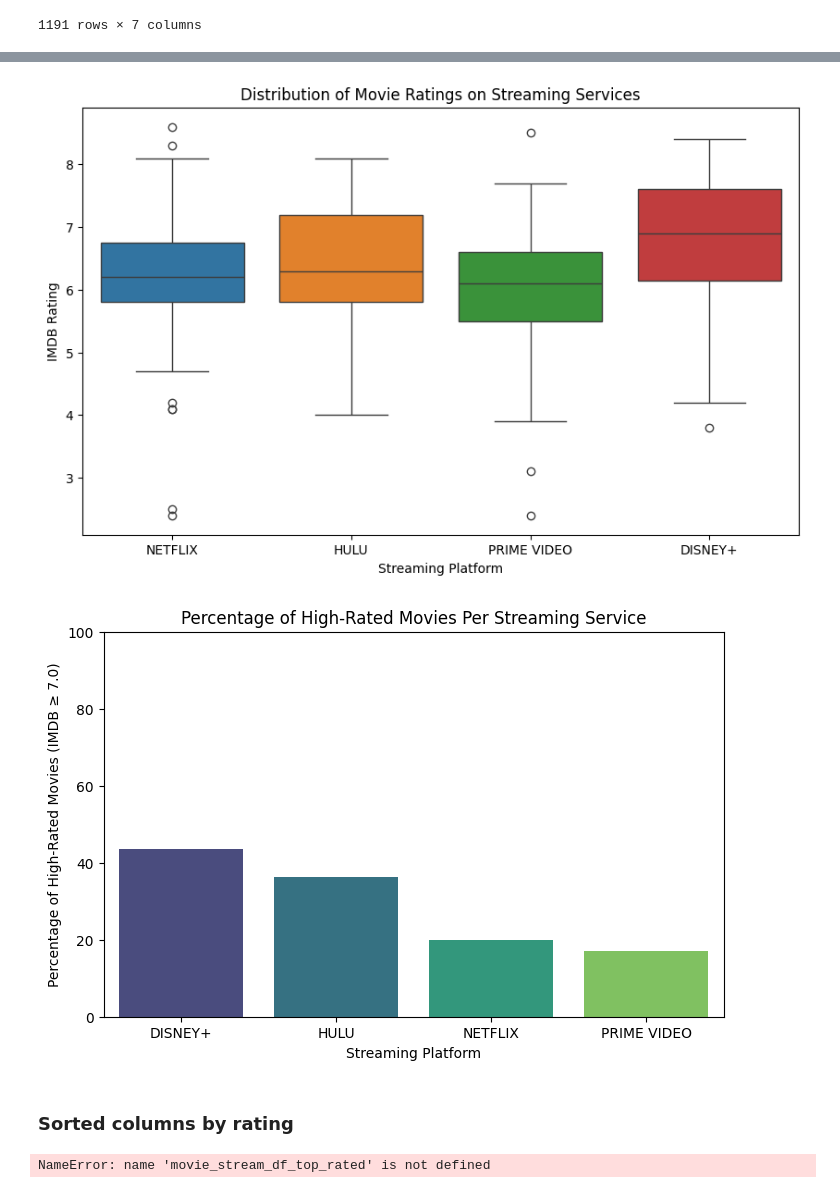
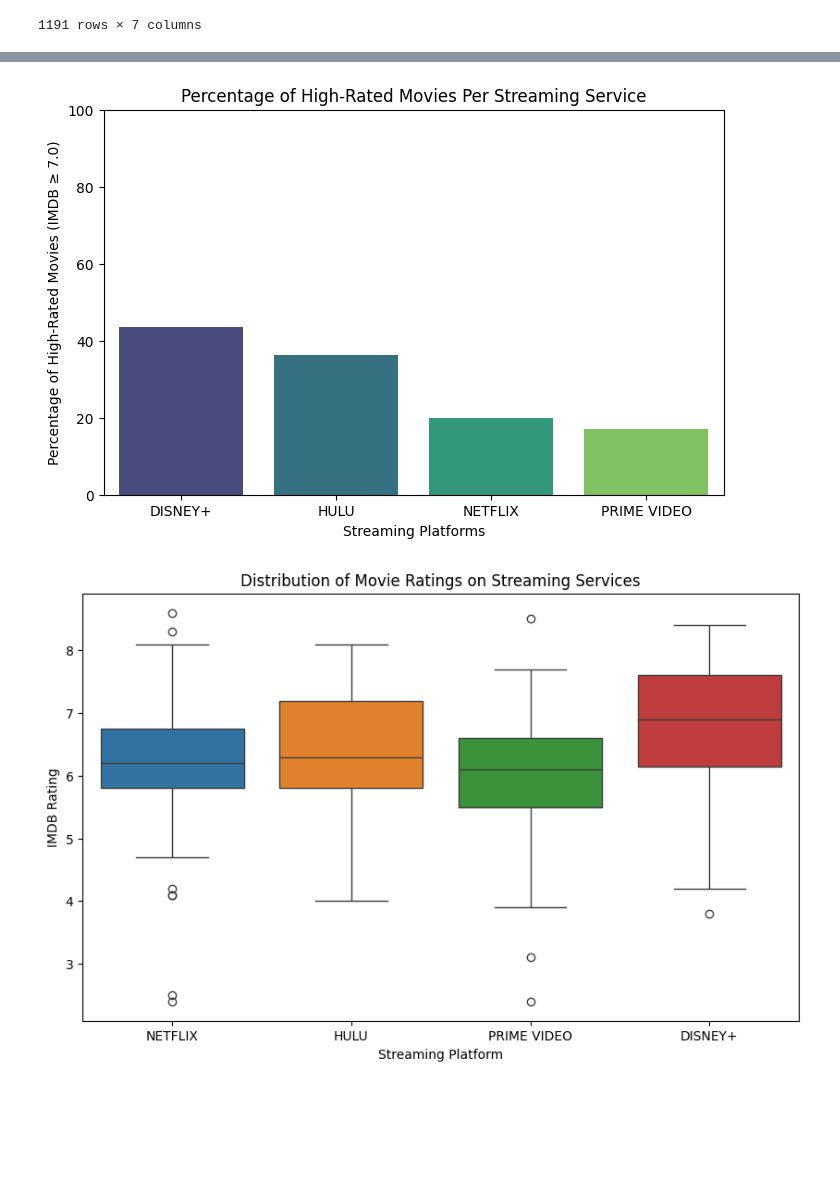
Before and after one commit to danthreepo/CapstoneProject_2025, a Jupyter notebook: vankirk_capstone_project_2025.ipynb, the cells around one changed output, grey strips where cells are left out. Saved outputs shown, nothing was run; the diff lists cells and outputs as text; code cells hidden in the pictures; blank space fills up the shorter version.

```diff
--- a/vankirk_capstone_project_2025.ipynb
+++ b/vankirk_capstone_project_2025.ipynb
@@ -357,37 +328,0 @@ plt.show()
-# %%
-# Seaborn Boxplot
-melted_df = movie_stream_df.melt(id_vars=['MOVIE NAME', 'RATING'], value_vars=['NETFLIX', 'HULU', 'PRIME VIDEO', 'DISNEY+'],
-var_name="Platform", value_name="Available")
-melted_df = melted_df[melted_df['Available']]
-
-plt.figure(figsize=(10,6))
-sns.boxplot(x='Platform', y='RATING', data=melted_df, hue='Platform', legend=False)
-plt.xlabel("Streaming Platform")
-plt.ylabel("IMDB Rating")
-plt.title("Distribution of Movie Ratings on Streaming Services")
-plt.show()
-# %% [output]
-[figure, removed]
-# %%
-# Define high-quality movies
-high_quality = melted_df[melted_df['RATING'] >= 7.0]
-
-# Count movies per platform
-total_movies = melted_df['Platform'].value_counts()
-high_quality_movies = high_quality['Platform'].value_counts()
-
-# Compute percentage
-quality_percentage = (high_quality_movies / total_movies) * 100
-
-# Plot
-plt.figure(figsize=(8,5))
-sns.barplot(x=quality_percentage.index, y=quality_percentage.values, hue=quality_percentage.index, palette='viridis', legend=False)
-plt.xlabel("Streaming Platform")
-plt.ylabel("Percentage of High-Rated Movies (IMDB ≥ 7.0)")
-plt.title("Percentage of High-Rated Movies Per Streaming Service")
-plt.ylim(0,100)  # Set y-axis to max 100%
-plt.show()
-# %% [output]
-[figure, removed]
-# %% [markdown]
-### Sorted columns by rating
@@ -430,12 +328,0 @@ plt.show()
-# %%
-# Scatter plot
-plt.scatter(movie_stream_df_top_rated["RATING"], movie_stream_df_top_rated["GROSS(IN $)"], color="orange", alpha=0.8)
-
-# Add labels and title
-plt.xlabel("Movie Rating")
-plt.ylabel("Gross Earnings (in $)")
-plt.title("Movie Rating vs. Gross Earnings")
-plt.grid(True)
-plt.show()
-# %% [output]
-NameError: name 'movie_stream_df_top_rated' is not defined
@@ -441,0 +377,7 @@ NameError: name 'movie_stream_df_top_rated' is not defined
+# %%
+quality()
+distribution()
+counts()
+# %% [output]
+[figure, added]
+[figure, added]
```
Also changed, not shown: parts of 17 cells of this notebook, 1 other file.
